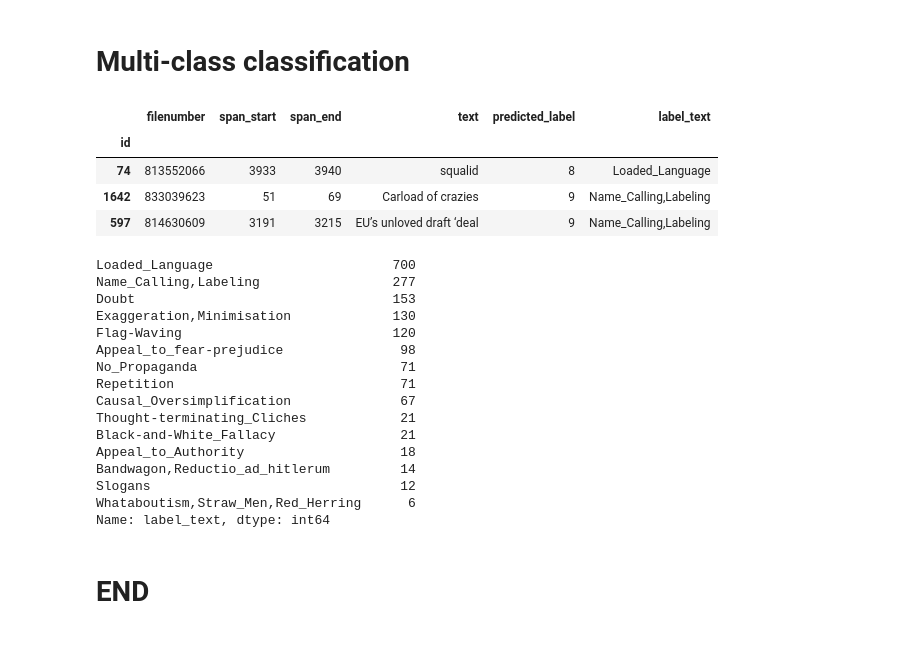
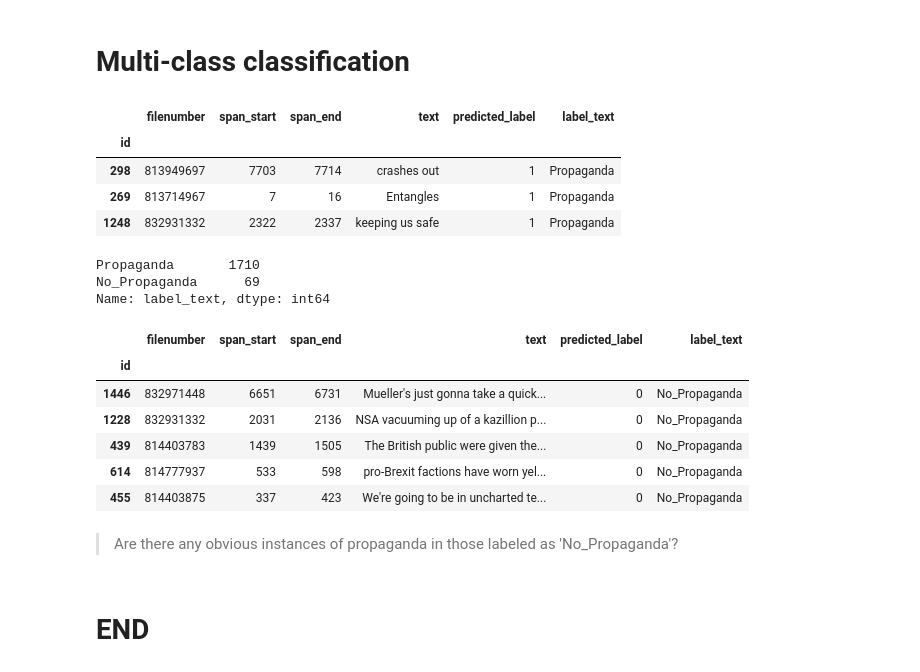
Before and after one commit to Bcromas/propaganda_bert, a Jupyter notebook: bert_test.ipynb, the cells around one changed output. Saved outputs shown, nothing was run; the diff lists cells and outputs as text; code cells hidden in the pictures; blank space fills up the shorter version.

```diff
--- a/bert_test.ipynb
+++ b/bert_test.ipynb
@@ -69,11 +69,11 @@ We will use the GPU: Tesla T4
 # %%
 #Global vars - use those from the best experimental run
 
-MODEL = "bert-base-cased"
-BATCH_SIZE = 16
+MODEL = "distilbert-base-cased" # depends on the model being used. Options include: "bert-base-cased" or "distilbert-base-cased"
+BATCH_SIZE = 32
 max_len = 204
 
-output_dir = "selected_model/"
+output_dir = "binary_model/" # current options: "selected_model/" or "binary_model/"
 # %% [markdown]
 # Load saved model
 # %%
@@ -237,28 +240,28 @@ test_df.sample(3)
 # %% [output]
 |  | filenumber | span_start | span_end | text | predicted_label | label_text |
 | id |  |  |  |  |  |  |
-| 74 | 813552066 | 3933 | 3940 | squalid | 8 | Loaded_Language |
-| 1642 | 833039623 | 51 | 69 | Carload of crazies | 9 | Name_Calling,Labeling |
-| 597 | 814630609 | 3191 | 3215 | EU’s unloved draft ‘deal | 9 | Name_Calling,Labeling |
+| 298 | 813949697 | 7703 | 7714 | crashes out | 1 | Propaganda |
+| 269 | 813714967 | 7 | 16 | Entangles | 1 | Propaganda |
+| 1248 | 832931332 | 2322 | 2337 | keeping us safe | 1 | Propaganda |
 # %%
 test_df['label_text'].value_counts() # No_Propaganda is not an acceptable label for semeval
 # %% [output]
-Loaded_Language                       700
-Name_Calling,Labeling                 277
-Doubt                                 153
-Exaggeration,Minimisation             130
-Flag-Waving                           120
-Appeal_to_fear-prejudice               98
-No_Propaganda                          71
-Repetition                             71
-Causal_Oversimplification              67
-Thought-terminating_Cliches            21
-Black-and-White_Fallacy                21
-Appeal_to_Authority                    18
-Bandwagon,Reductio_ad_hitlerum         14
-Slogans                                12
-Whataboutism,Straw_Men,Red_Herring      6
+Propaganda       1710
+No_Propaganda      69
 Name: label_text, dtype: int64
+# %%
+with pd.option_context('display.max_colwidth', -1):
+    display(test_df[test_df['label_text']=='No_Propaganda'].sample(5))
+# %% [output]
+|  | filenumber | span_start | span_end | text | predicted_label | label_text |
+| id |  |  |  |  |  |  |
+| 1446 | 832971448 | 6651 | 6731 | Mueller's just gonna take a quick... | 0 | No_Propaganda |
+| 1228 | 832931332 | 2031 | 2136 | NSA vacuuming up of a kazillion p... | 0 | No_Propaganda |
+| 439 | 814403783 | 1439 | 1505 | The British public were given the... | 0 | No_Propaganda |
+| 614 | 814777937 | 533 | 598 | pro-Brexit factions have worn yel... | 0 | No_Propaganda |
+| 455 | 814403875 | 337 | 423 | We're going to be in uncharted te... | 0 | No_Propaganda |
+# %% [markdown]
+> Are there any obvious instances of propaganda in those labeled as 'No_Propaganda'?
 # %%
 # test_df.to_csv('semeval_test_preds.txt', columns=['filenumber','label_text','span_start','span_end'],sep='\t', header=False, index=False)
 # %% [markdown]
```
Also changed, not shown: parts of 3 cells of this notebook, 2 other files.
